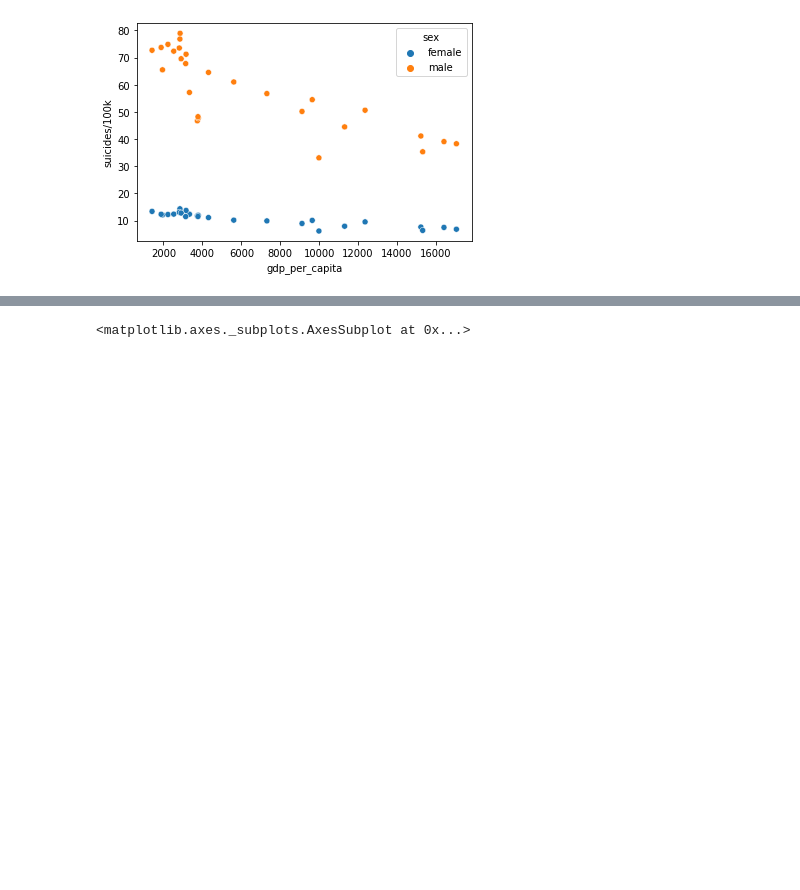
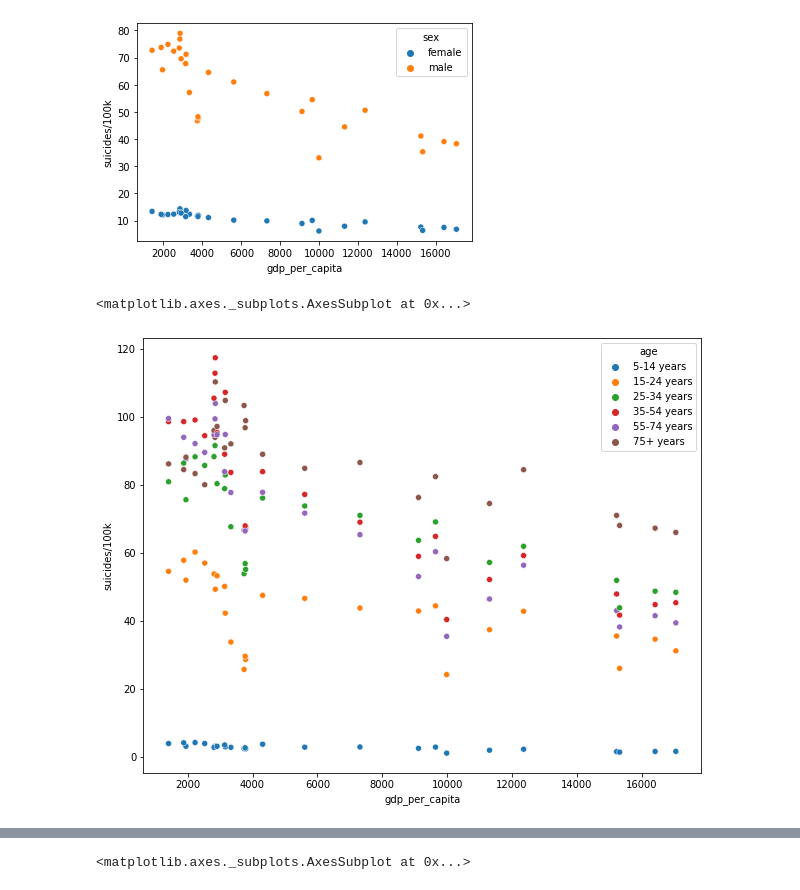
Before and after one commit to Katmalu/Suicide_Rates_Overview_1985_to_2016, a Jupyter notebook: Suicide_Rates_Overview_1985_to_2016.ipynb, the cells around one changed output, grey strips where cells are left out. Cells and saved outputs as stored; diff of their text form; code cells hidden in the pictures; blank space fills up the shorter version.

```diff
--- a/Suicide_Rates_Overview_1985_to_2016.ipynb
+++ b/Suicide_Rates_Overview_1985_to_2016.ipynb
@@ -299,3 +369,9 @@ country_graph
 | 4608 | Uzbekistan | 2014 | female | 690 | 13767888 | 2309.0 | 5.011662 |
 | 4609 | Uzbekistan | 2014 | male | 1405 | 13545619 | 2309.0 | 10.372357 |
 4610 rows × 7 columns
+# %%
+country_graph_age = data[['country', 'year', 'sex', 'suicides_no', 'population','age']].groupby(['country', 'year', 'sex','age']).sum()
+country_graph_age['gdp_per_capita'] = data.groupby(['country', 'year', 'sex','age']).mean()['gdp_per_capita']
+country_graph_age = country_graph_age.reset_index()
+country_graph_age['suicides/100k'] = country_graph_age['suicides_no']*100000/country_graph_age['population']
+country_graph_age
@@ -306,3 +396,9 @@ sns.scatterplot(data=country_graph[country_graph['country'] == "Russian Federati
 # %% [output]
 <matplotlib.axes._subplots.AxesSubplot at 0x...>
 [figure]
+# %%
+plt.figure(figsize=(10,8))
+sns.scatterplot(data=country_graph_age[(country_graph_age['country'] == "Russian Federation") & (country_graph_age['sex'] == "male")], y='suicides/100k', x='gdp_per_capita', ci = None, hue = "age", hue_order = age)
+# %% [output]
+<matplotlib.axes._subplots.AxesSubplot at 0x...>
+[figure, added]
```
Also changed, not shown: parts of 45 cells of this notebook.
